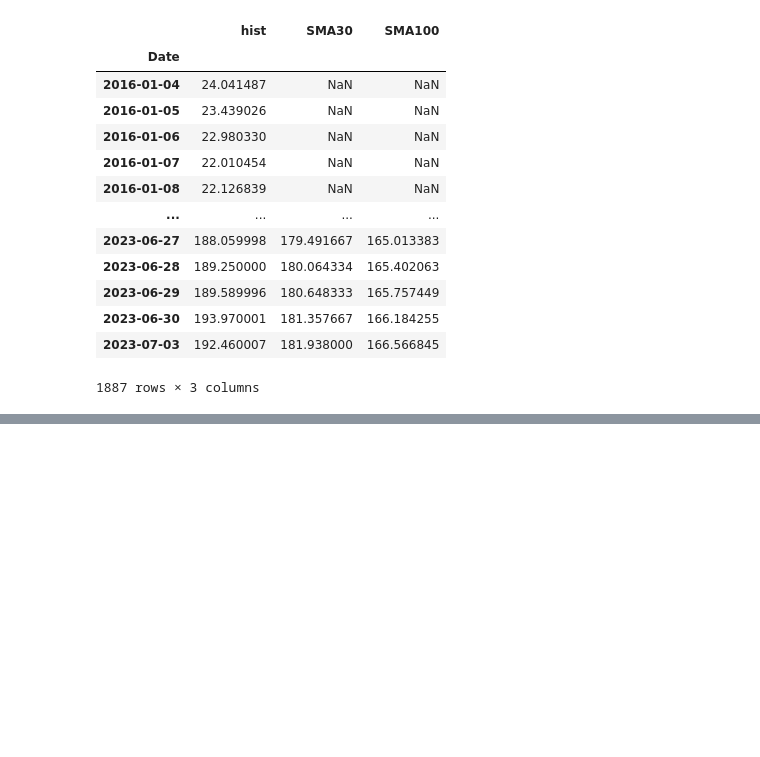
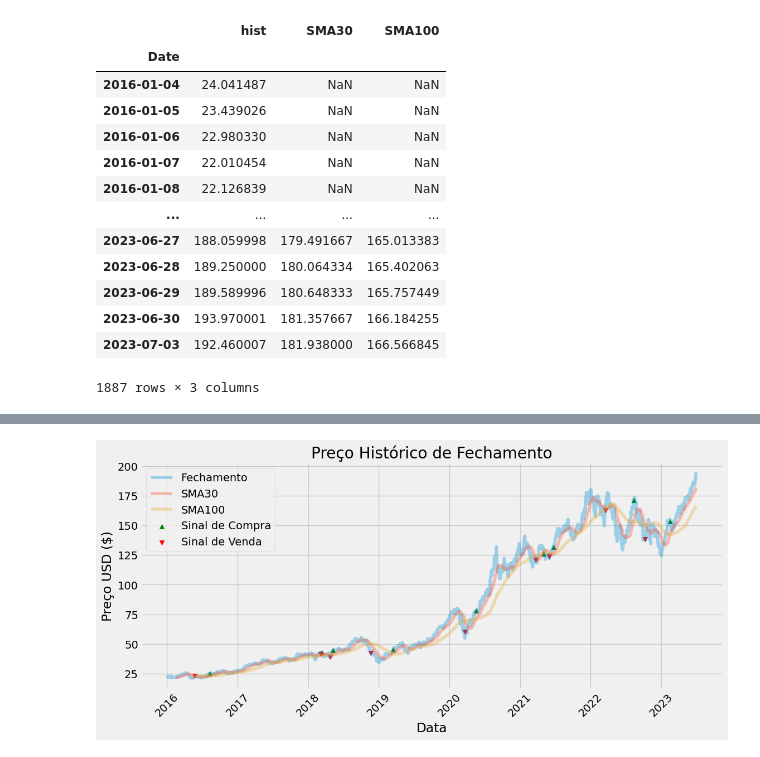
Before and after one commit to FelipeSeleme/dmac_trading, a Jupyter notebook: dmac_trading.ipynb, the cells around one changed output, grey strips where cells are left out. Cells and saved outputs as stored; diff of their text form; code cells hidden in the pictures; blank space fills up the shorter version.

```diff
--- a/dmac_trading.ipynb
+++ b/dmac_trading.ipynb
@@ -176,3 +176,10 @@ def compra_vende(df):
         else:
             sinalCompra.append(np.nan)
             sinalVenda.append(np.nan)
+
+    return (sinalCompra, sinalVenda)
+# %%
+# Armazenar os sinais de compra e venda em variáveis
+compra_vende = compra_vende(df)
+df['SinalCompra'] = compra_vende[0]
+df['SinalVenda'] = compra_vende[1]
@@ -178,0 +204,23 @@ def compra_vende(df):
+# %%
+# Visualizar os dados e os sinais de compra e venda
+plt.figure(figsize=(12, 5))
+plt.plot(df['hist'], label='Fechamento', alpha=0.35)
+plt.plot(df['SMA30'], label='SMA30', alpha=0.35)
+plt.plot(df['SMA100'], label='SMA100', alpha=0.35)
+plt.scatter(df.index, df['SinalCompra'], label='Sinal de Compra', marker='^', color='green')
+plt.scatter(df.index, df['SinalVenda'], label='Sinal de Venda', marker='v', color='red')
+plt.title('Preço Histórico de Fechamento')
+plt.xlabel('Data')
+plt.ylabel('Preço USD ($)')
+plt.legend(loc='upper left')
+
+# Configurar formato de data para exibir apenas o ano
+plt.gca().xaxis.set_major_formatter(mdates.DateFormatter('%Y'))
+
+# Definir espaçamento das marcações do eixo x para exibir apenas uma marcação por ano
+plt.gca().xaxis.set_major_locator(mdates.YearLocator())
+
+plt.xticks(rotation=45)
+plt.show()
+# %% [output]
+[figure, added]
```
Also changed, not shown: parts of 1 cell of this notebook.
